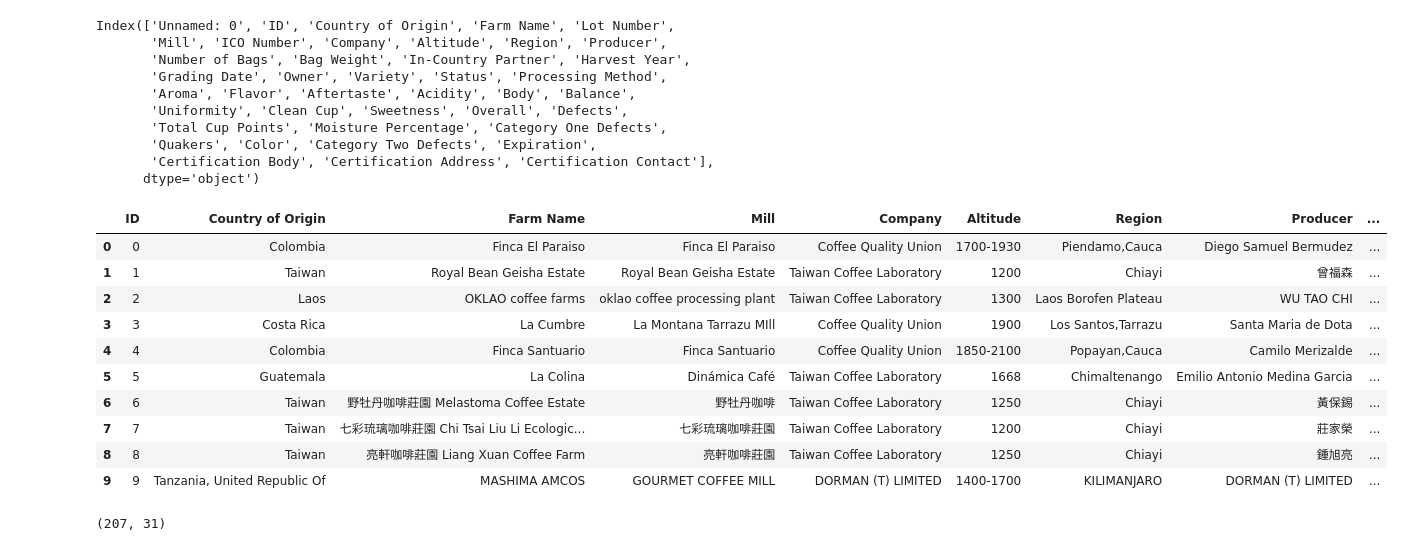
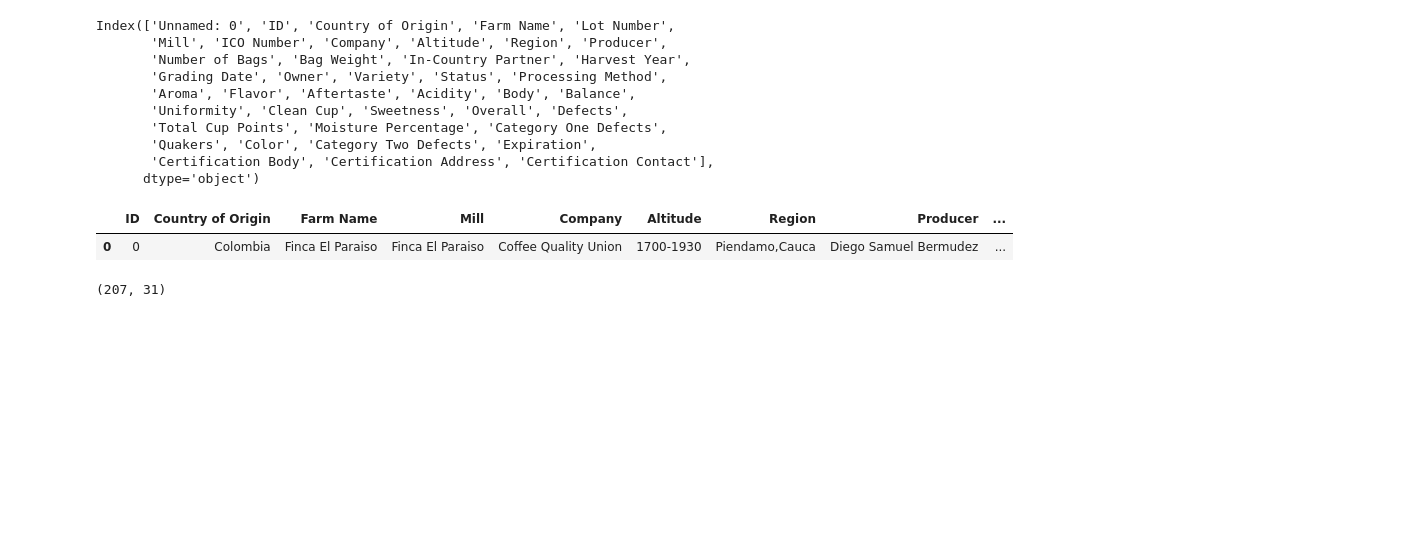
Before and after one commit to mtoledo-rgb/pair_modulo4-1_Zoraida-Mireia, a Jupyter notebook: EDA.ipynb, the cells around one changed output. Drawn from its saved outputs; the diff is of its cells as text; code cells hidden in the pictures; blank space fills up the shorter version.

```diff
--- a/EDA.ipynb
+++ b/EDA.ipynb
@@ -48,19 +46,10 @@ Index(['Unnamed: 0', 'ID', 'Country of Origin', 'Farm Name', 'Lot Number',
 # %%
 df_c = df.drop(columns=['Unnamed: 0','Lot Number','ICO Number','Number of Bags', 'Bag Weight','Grading Date','Status','Expiration','Certification Address', 'Certification Contact'])
 # %%
-df_c.head(10)
+df_c.head(1)
 # %% [output]
 |  | ID | Country of Origin | Farm Name | Mill | Company | Altitude | Region | Producer | ... |
 | 0 | 0 | Colombia | Finca El Paraiso | Finca El Paraiso | Coffee Quality Union | 1700-1930 | Piendamo,Cauca | Diego Samuel Bermudez | ... |
-| 1 | 1 | Taiwan | Royal Bean Geisha Estate | Royal Bean Geisha Estate | Taiwan Coffee Laboratory | 1200 | Chiayi | 曾福森 | ... |
-| 2 | 2 | Laos | OKLAO coffee farms | oklao coffee processing plant | Taiwan Coffee Laboratory | 1300 | Laos Borofen Plateau | WU TAO CHI | ... |
-| 3 | 3 | Costa Rica | La Cumbre | La Montana Tarrazu MIll | Coffee Quality Union | 1900 | Los Santos,Tarrazu | Santa Maria de Dota | ... |
-| 4 | 4 | Colombia | Finca Santuario | Finca Santuario | Coffee Quality Union | 1850-2100 | Popayan,Cauca | Camilo Merizalde | ... |
-| 5 | 5 | Guatemala | La Colina | Dinámica Café | Taiwan Coffee Laboratory | 1668 | Chimaltenango | Emilio Antonio Medina Garcia | ... |
-| 6 | 6 | Taiwan | 野牡丹咖啡莊園 Melastoma Coffee Estate | 野牡丹咖啡 | Taiwan Coffee Laboratory | 1250 | Chiayi | 黃保錫 | ... |
-| 7 | 7 | Taiwan | 七彩琉璃咖啡莊園 Chi Tsai Liu Li Ecologic... | 七彩琉璃咖啡莊園 | Taiwan Coffee Laboratory | 1200 | Chiayi | 莊家榮 | ... |
-| 8 | 8 | Taiwan | 亮軒咖啡莊園 Liang Xuan Coffee Farm | 亮軒咖啡莊園 | Taiwan Coffee Laboratory | 1250 | Chiayi | 鍾旭亮 | ... |
-| 9 | 9 | Tanzania, United Republic Of | MASHIMA AMCOS | GOURMET COFFEE MILL | DORMAN (T) LIMITED | 1400-1700 | KILIMANJARO | DORMAN (T) LIMITED | ... |
 # %%
 df_c.shape
 # %% [output]
```
Also changed, not shown: parts of 31 cells of this notebook.
